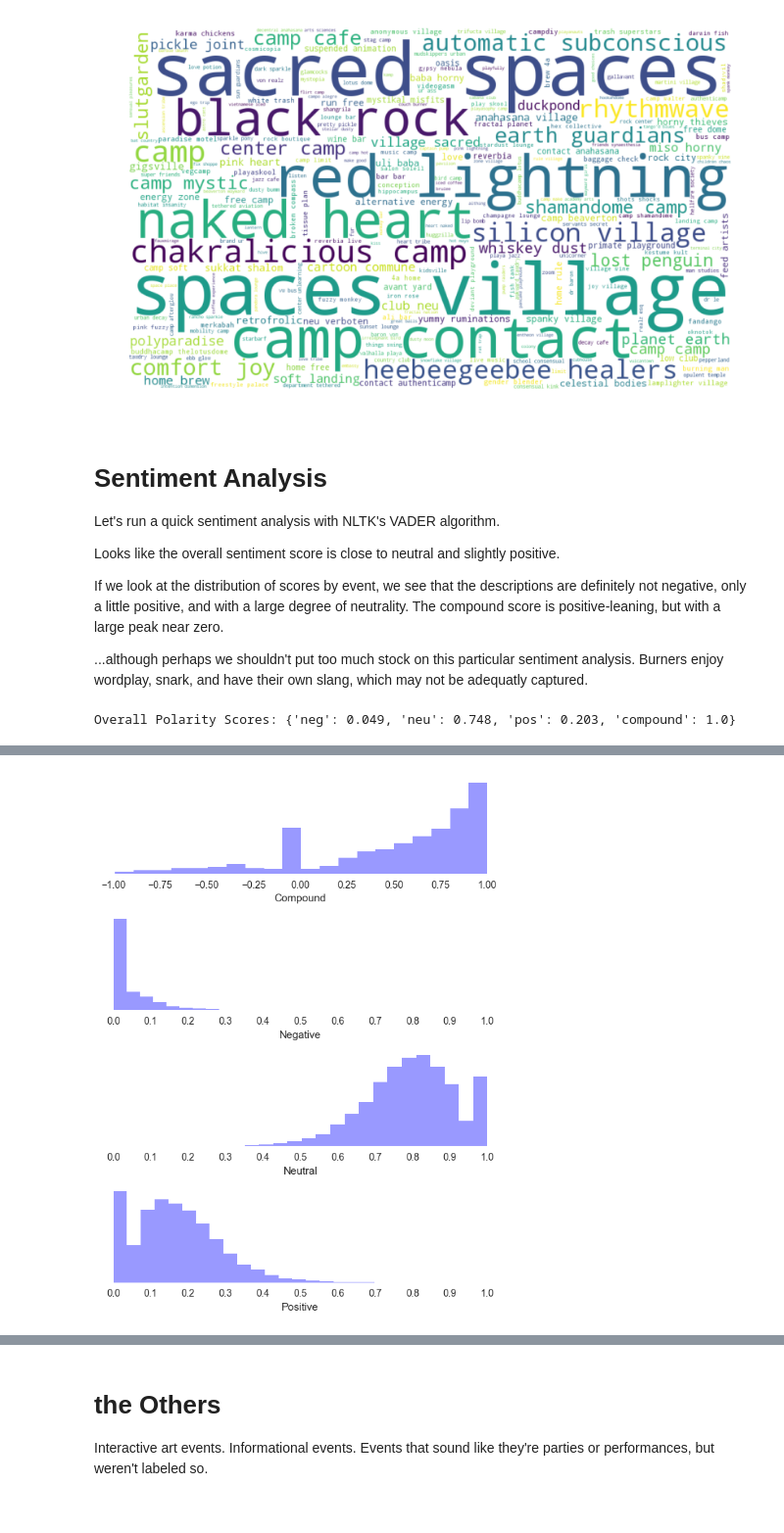
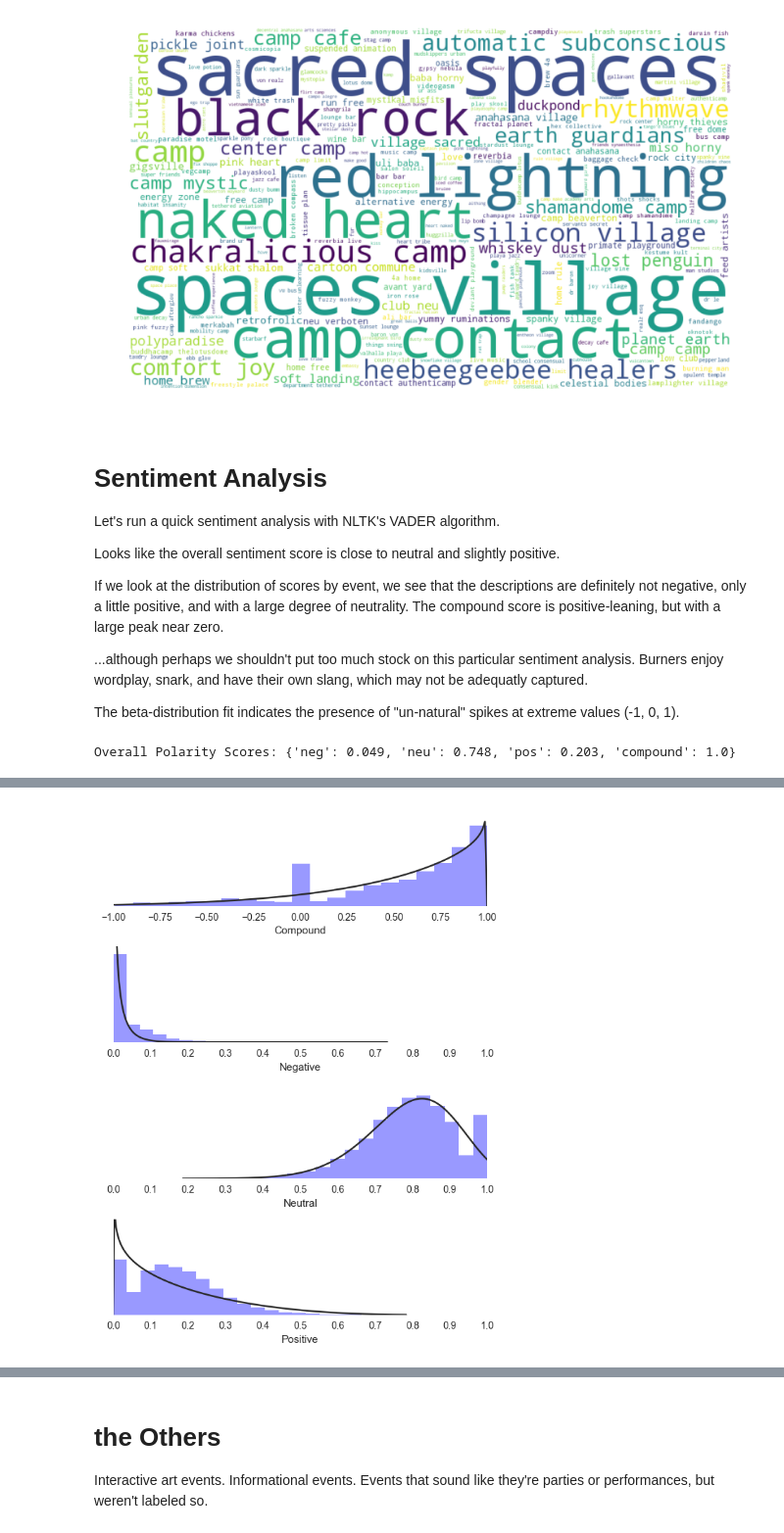
Before and after one commit to nikitabu/Playa_Events, a Jupyter notebook: Playa Events Analysis.ipynb, the cells around one changed output, grey strips where cells are left out. Shown at 98% size. Drawn from its saved outputs; the diff is of its cells as text; code cells hidden in the pictures.

```diff
--- a/Playa Events Analysis.ipynb
+++ b/Playa Events Analysis.ipynb
@@ -1146,6 +1172,8 @@ Looks like the overall sentiment score is close to neutral and slightly positive
 If we look at the distribution of scores by event, we see that the descriptions are definitely not negative, only a little positive, and with a large degree of neutrality. The compound score is positive-leaning, but with a large peak near zero.
 
 ...although perhaps we shouldn't put too much stock on this particular sentiment analysis. Burners enjoy wordplay, snark, and have their own slang, which may not be adequatly captured.
+
+The beta-distribution fit indicates the presence of "un-natural" spikes at extreme values (-1, 0, 1).
 # %%
 sia = SIA();
 
@@ -1161,15 +1189,20 @@ fig = plt.figure(figsize=(6, 8), dpi=100);
 
 axes1 = fig.add_subplot(411); axes2 = fig.add_subplot(412);   axes3 = fig.add_subplot(413);   axes4 = fig.add_subplot(414);
 
-sns.distplot([event['compound'] for event in polarity_scores], ax=axes1, kde=False, bins=20, color='blue', axlabel='Compound')
-sns.distplot([event['neg']      for event in polarity_scores], ax=axes2, kde=False, bins=20, color='blue', axlabel='Negative')
-sns.distplot([event['neu']      for event in polarity_scores], ax=axes3, kde=False, bins=20, color='blue', axlabel='Neutral')
-sns.distplot([event['pos']      for event in polarity_scores], ax=axes4, kde=False, bins=20, color='blue', axlabel='Positive')
+sns.distplot([event['compound'] for event in polarity_scores], ax=axes1, kde=False, bins=21, color='blue', fit=stats.beta, axlabel='Compound')
+sns.distplot([event['neg']      for event in polarity_scores], ax=axes2, kde=False, bins=20, color='blue', fit=stats.beta, axlabel='Negative')
+sns.distplot([event['neu']      for event in polarity_scores], ax=axes3, kde=False, bins=20, color='blue', fit=stats.beta, axlabel='Neutral')
+sns.distplot([event['pos']      for event in polarity_scores], ax=axes4, kde=False, bins=20, color='blue', fit=stats.beta, axlabel='Positive')
 
 axes1.set_xlim(-1, 1);
 axes2.set_xlim(0, 1);
 axes3.set_xlim(0, 1);
 axes4.set_xlim(0, 1);
+
+axes1.set_ylim(0, 2.5);
+axes2.set_ylim(0, 20);
+axes3.set_ylim(0, 4);
+axes4.set_ylim(0, 7);
 
 axes1.set_yticks([]);axes2.set_yticks([]);axes3.set_yticks([]);axes4.set_yticks([]);
 
@@ -1186,4 +1220,4 @@ fig.tight_layout()
-[figure, old version]
+[figure, new version]
 # %% [markdown]
 <a id='locations'></a>
 # How are event locations distributed?
```
Also changed, not shown: parts of 8 cells of this notebook.
